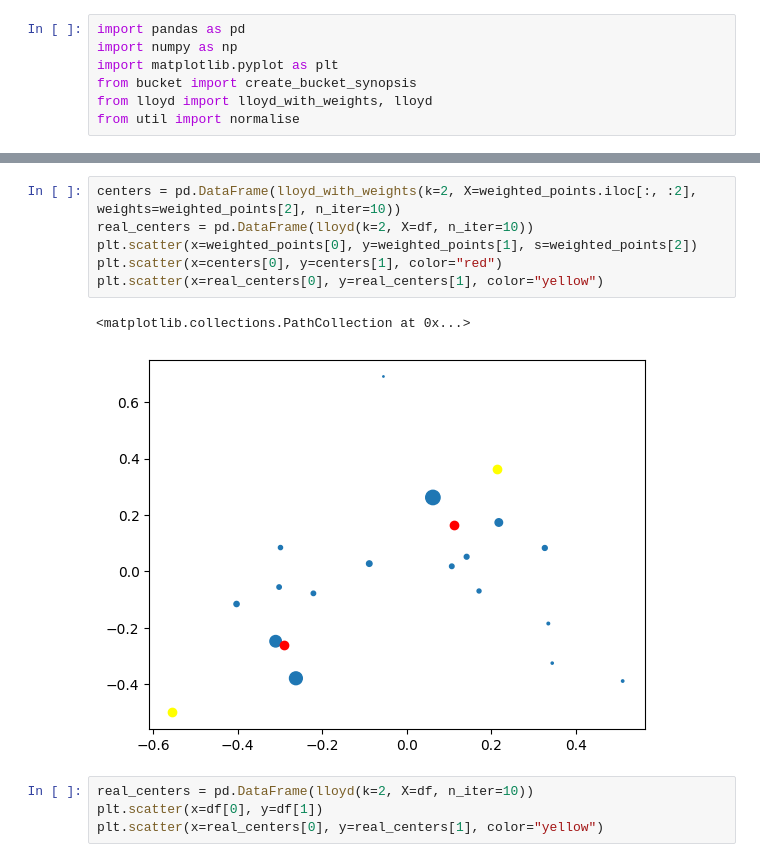
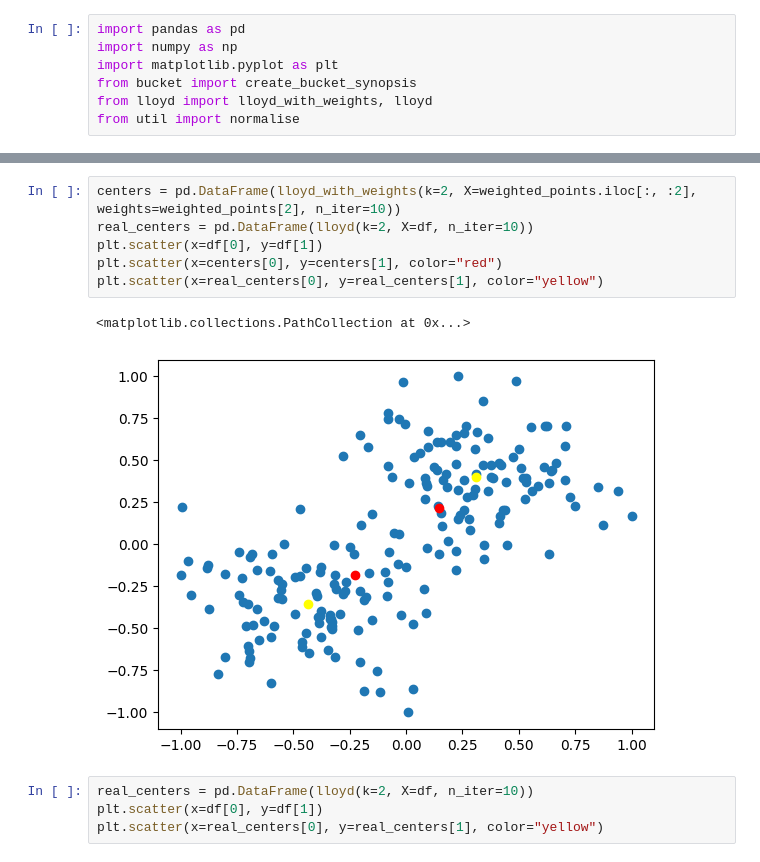
Before and after one commit to amy-ln/dpclustering, a Jupyter notebook: notebook_bucket.ipynb, the cells around one changed output, grey strips where cells are left out. Cells and saved outputs as stored; diff of their text form.

```diff
--- a/notebook_bucket.ipynb
+++ b/notebook_bucket.ipynb
@@ -38,12 +38,12 @@ Leaves
 # %%
 centers = pd.DataFrame(lloyd_with_weights(k=2, X=weighted_points.iloc[:, :2], weights=weighted_points[2], n_iter=10))
 real_centers = pd.DataFrame(lloyd(k=2, X=df, n_iter=10))
-plt.scatter(x=weighted_points[0], y=weighted_points[1], s=weighted_points[2])
+plt.scatter(x=df[0], y=df[1])
 plt.scatter(x=centers[0], y=centers[1], color="red")
 plt.scatter(x=real_centers[0], y=real_centers[1], color="yellow")
 # %% [output]
 <matplotlib.collections.PathCollection at 0x...>
-[figure, old version]
+[figure, new version]
 # %%
 real_centers = pd.DataFrame(lloyd(k=2, X=df, n_iter=10))
 plt.scatter(x=df[0], y=df[1])
```
Also changed, not shown: parts of 6 cells of this notebook, 1 other file.
